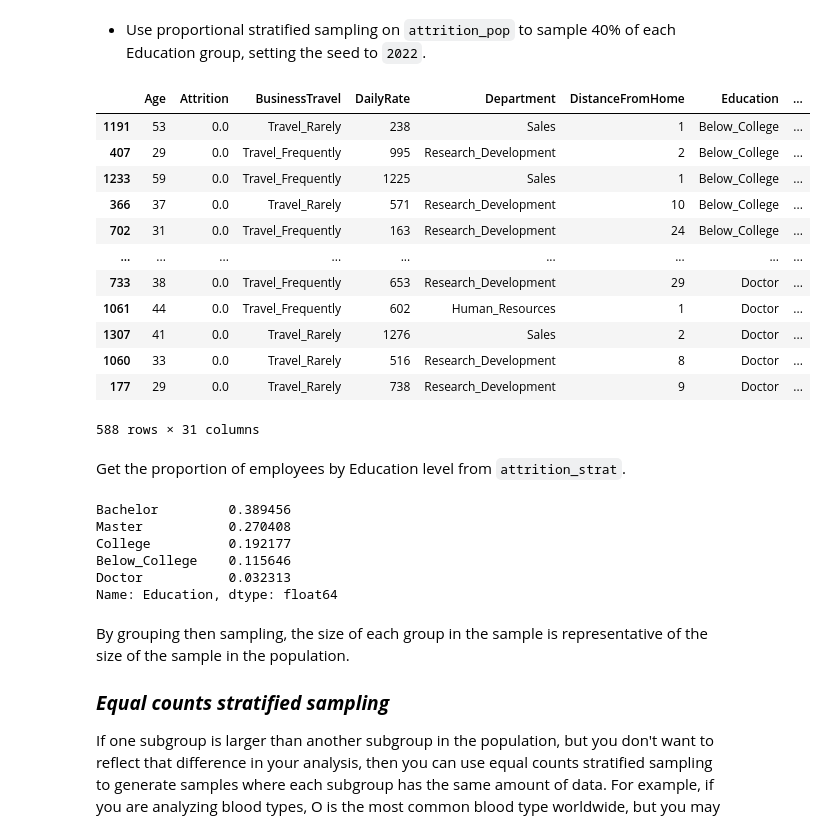
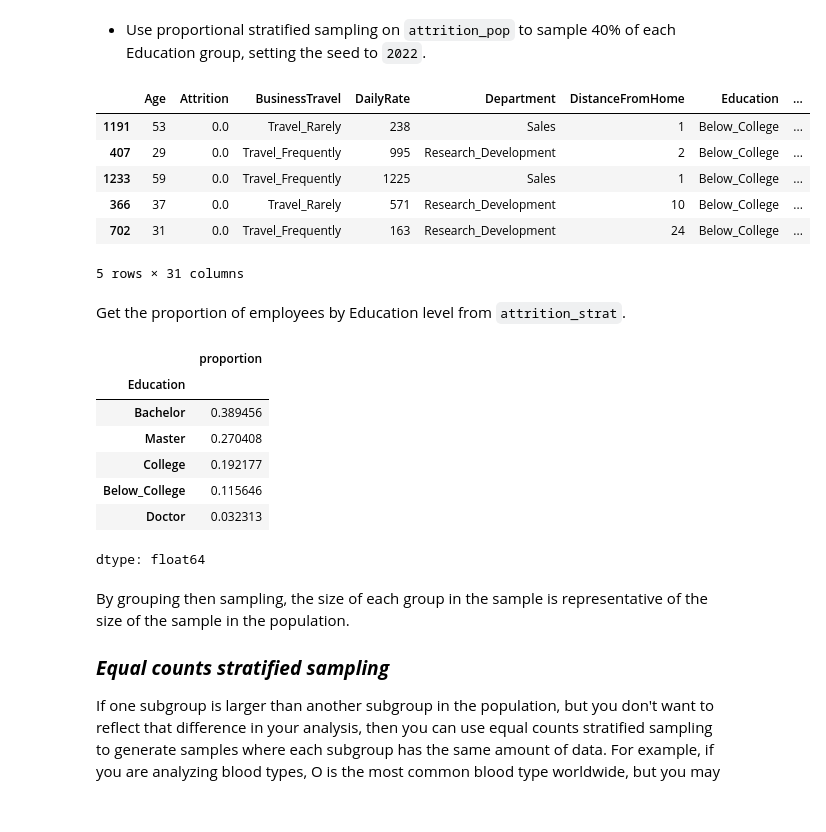
Before and after one commit to armeros/DC_Stats_Sampling, a Jupyter notebook: Sampling.ipynb, the cells around one changed output. Cells and saved outputs as stored; diff of their text form; code cells hidden in the pictures.

```diff
--- a/Sampling.ipynb
+++ b/Sampling.ipynb
@@ -319,23 +591,17 @@ Name: Education, dtype: float64
 * Use proportional stratified sampling on `attrition_pop` to sample 40% of each Education group, setting the seed to `2022`.
 # %%
 # Proportional stratified sampling for 40% of each Education group
-attrition_strat = attrition_pop.groupby('Education').sample(frac=0.4, random_state=2022)
+attrition_strat = attrition_pop.groupby('Education', observed=True).sample(frac=0.4, random_state=2022)
 
-attrition_strat
+attrition_strat.head()
 # %% [output]
 |  | Age | Attrition | BusinessTravel | DailyRate | Department | DistanceFromHome | Education | ... |
 | 1191 | 53 | 0.0 | Travel_Rarely | 238 | Sales | 1 | Below_College | ... |
 | 407 | 29 | 0.0 | Travel_Frequently | 995 | Research_Development | 2 | Below_College | ... |
 | 1233 | 59 | 0.0 | Travel_Frequently | 1225 | Sales | 1 | Below_College | ... |
 | 366 | 37 | 0.0 | Travel_Rarely | 571 | Research_Development | 10 | Below_College | ... |
 | 702 | 31 | 0.0 | Travel_Frequently | 163 | Research_Development | 24 | Below_College | ... |
-| ... | ... | ... | ... | ... | ... | ... | ... | ... |
-| 733 | 38 | 0.0 | Travel_Frequently | 653 | Research_Development | 29 | Doctor | ... |
-| 1061 | 44 | 0.0 | Travel_Frequently | 602 | Human_Resources | 1 | Doctor | ... |
-| 1307 | 41 | 0.0 | Travel_Rarely | 1276 | Sales | 2 | Doctor | ... |
-| 1060 | 33 | 0.0 | Travel_Rarely | 516 | Research_Development | 8 | Doctor | ... |
-| 177 | 29 | 0.0 | Travel_Rarely | 738 | Research_Development | 9 | Doctor | ... |
-588 rows × 31 columns
+5 rows × 31 columns
 # %% [markdown]
 Get the proportion of employees by Education level from `attrition_strat`.
 # %%
@@ -343,14 +609,16 @@ Get the proportion of employees by Education level from `attrition_strat`.
 education_counts_strat = attrition_strat['Education'].value_counts(normalize=True)
 
 # Print education_counts_strat
-print(education_counts_strat)
+education_counts_strat
 # %% [output]
+|  | proportion |
+| Education |  |
+| Bachelor | 0.389456 |
+| Master | 0.270408 |
+| College | 0.192177 |
+| Below_College | 0.115646 |
+| Doctor | 0.032313 |
-Bachelor         0.389456
-Master           0.270408
-College          0.192177
-Below_College    0.115646
-Doctor           0.032313
-Name: Education, dtype: float64
+dtype: float64
 # %% [markdown]
 By grouping then sampling, the size of each group in the sample is representative of the size of the sample in the population.
 
```
Also changed, not shown: parts of 96 cells of this notebook.
